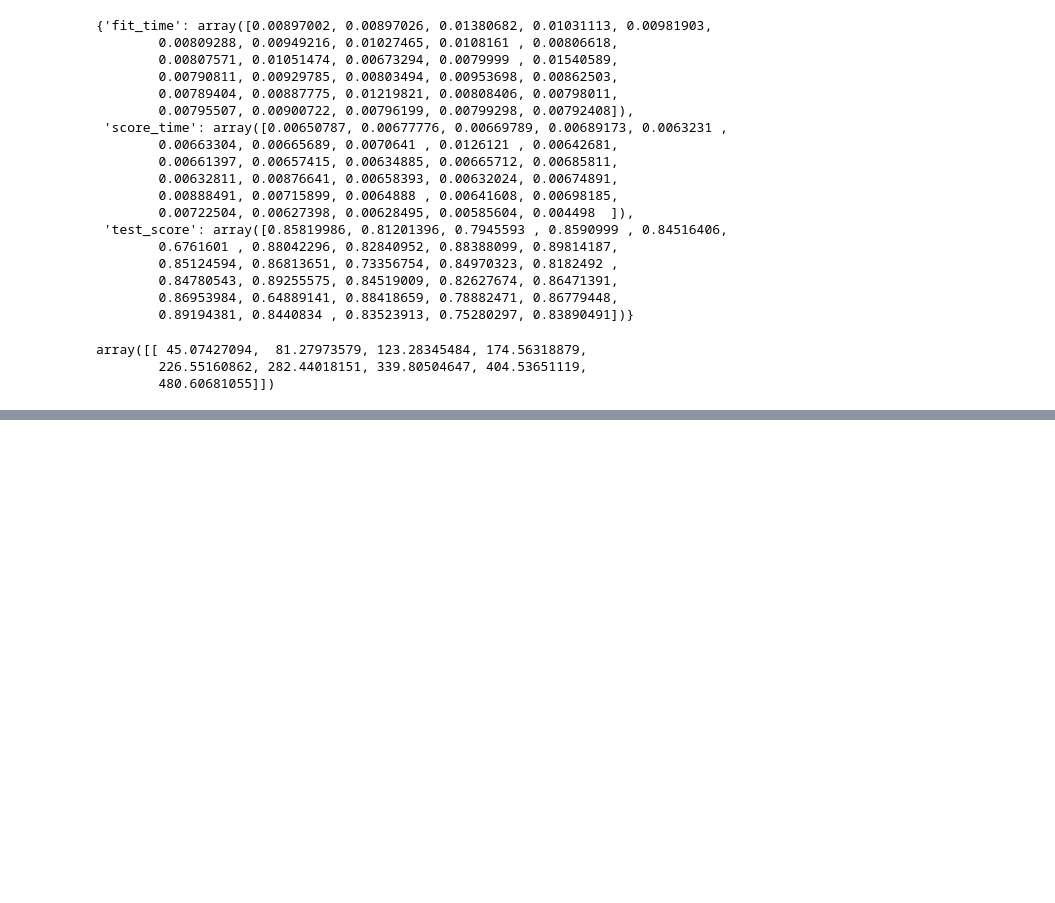
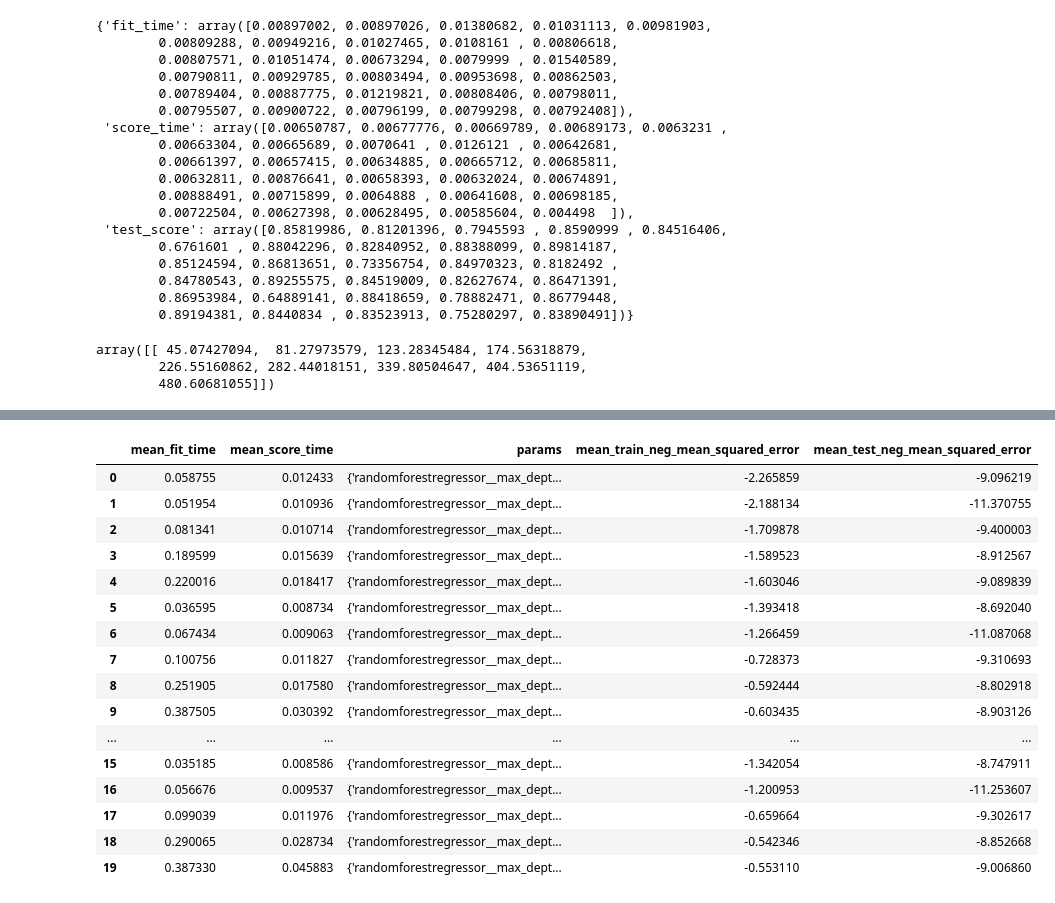
Before and after one commit to AishwaryaGopal12/Validere_assignment, a Jupyter notebook: Untitled.ipynb, the cells around one changed output, grey strips where cells are left out. Saved outputs shown, nothing was run; the diff lists cells and outputs as text; code cells hidden in the pictures; blank space fills up the shorter version.

```diff
--- a/Untitled.ipynb
+++ b/Untitled.ipynb
@@ -365,47 +410,29 @@ def read_data():
 # %%
-def pred_model(data, dist_prof1, dist_prof2):
-    '''
-    Predicting the mass% of different compounds in the liquids given the distillation profile
+X, y = final_data[['5%', '10%', '20%', '30%', '40%', '50%', '60%', '70%', '80%']], final_data[['Density', 'Butanes', 'Heptanes', 'Hexanes', 'Octanes', 'Nonanes']]
 
-    Parameters:
-    -----------------------------
-        data: dataframe, the input data with the features and target variables for training the model
-        dist_prof1: dict, distillation profile for liquid-1
-        dist_prof2: dict, distillation profile for liquid-2
+param_grid_dtree = {"decisiontreeregressor__max_depth": [5, 10, 15, 20]}
+param_grid_rf = {"randomforestregressor__n_estimators" : [5, 10, 20, 50, 60],
+                "randomforestregressor__max_depth" : [5, 10, 15, 17]}
+param_ridge = {}
+param_linear = {}
 
-    Returns:
-    -----------------------------
-        two arrays with the composition by mass of the compounds in the liquid
-    '''
+pipe_rf = make_pipeline(StandardScaler(), RandomForestRegressor(random_state=2))
+pipe_tree = make_pipeline(StandardScaler(), DecisionTreeRegressor())
+pipe_ridge = make_pipeline(StandardScaler(), Ridge())
+pipe_linear = make_pipeline(StandardScaler(), LinearRegression())
 
-    X, y = data[['5%', '10%', '20%', '30%', '40%', '50%', '60%', '70%', '80%']], data[['Density', 'Butanes', 'Heptanes', 'Hexanes', 'Octanes', 'Nonanes', 'Decanes']]
+regressors = {
+    "linear": [pipe_linear, param_linear],
+    "ridge": [pipe_ridge, param_ridge],
+    "random_forest": [pipe_rf, param_grid_rf],
+    "DTree": [pipe_tree, param_grid_dtree]
+}
 
-    param_grid_dtree = {"decisiontreeregressor__max_depth": [5, 10, 15, 20]}
-    param_grid_rf = {"randomforestregressor__n_estimators" : [5, 10, 20, 50, 60],
-                "randomforestregressor__max_depth" : [5, 10, 15, 17]}
-    param_ridge = {}
-
-    pipe_rf = make_pipeline(RandomForestRegressor(random_state=2))
-    pipe_tree = make_pipeline(DecisionTreeRegressor())
-    pipe_ridge = make_pipeline(Ridge())
-
-    regressors = {
-        "ridge": [pipe_ridge, param_ridge],
-        "random_forest": [pipe_rf, param_grid_rf],
-        "DTree": [pipe_tree, param_grid_dtree]
-    }
-
-    for name, model in regressors.items():
-        grid_search = GridSearchCV(model[0], model[1], cv=10, n_jobs=-1, return_train_score=True, refit = 'neg_mean_squared_error', scoring = ['neg_mean_squared_error'])
-        grid_search.fit(X, y)
-        print(f"Best score from {name} grid search: %.3f" % grid_search.best_score_)
-        print(f"Best set of params from {name}", grid_search.best_params_)
-        metrics = pd.DataFrame(grid_search.cv_results_)
-        display(metrics[['mean_fit_time', 'mean_score_time', 'params', 'mean_train_neg_mean_squared_error', 'mean_test_neg_mean_squared_error']])
-
-    final_model = Ridge()
-    final_model.fit(X, y)
-    liquid_1 = final_model.predict([[56.6, 101.0, 144.5, 188.0, 240.6, 298.8, 356.2, 422.4, 512.4]])
-    liquid_2 = final_model.predict([[42.2, 83.6, 115.5, 160.1, 202.7, 257.6, 313.7, 378.5, 453.2]])
-
-    return liquid_1, liquid_2
+for name, model in regressors.items():
+    grid_search = GridSearchCV(model[0], model[1], cv=5, n_jobs=-1, return_train_score=True, refit = 'neg_mean_squared_error', scoring = ['neg_mean_squared_error'])
+    grid_search.fit(X, y)
+    print(f"Best score from {name} grid search: %.3f" % grid_search.best_score_)
+    print(f"Best set of params from {name}", grid_search.best_params_)
+    metrics = pd.DataFrame(grid_search.cv_results_)
+    display(metrics[['mean_fit_time', 'mean_score_time', 'params', 'mean_train_neg_mean_squared_error', 'mean_test_neg_mean_squared_error']])
+# %% [output]
@@ -411,0 +449,17 @@ def pred_model(data, dist_prof1, dist_prof2):
+|  | mean_fit_time | mean_score_time | params | mean_train_neg_mean_squared_error | mean_test_neg_mean_squared_error |
+| 0 | 0.058755 | 0.012433 | {'randomforestregressor__max_dept... | -2.265859 | -9.096219 |
+| 1 | 0.051954 | 0.010936 | {'randomforestregressor__max_dept... | -2.188134 | -11.370755 |
+| 2 | 0.081341 | 0.010714 | {'randomforestregressor__max_dept... | -1.709878 | -9.400003 |
+| 3 | 0.189599 | 0.015639 | {'randomforestregressor__max_dept... | -1.589523 | -8.912567 |
+| 4 | 0.220016 | 0.018417 | {'randomforestregressor__max_dept... | -1.603046 | -9.089839 |
+| 5 | 0.036595 | 0.008734 | {'randomforestregressor__max_dept... | -1.393418 | -8.692040 |
+| 6 | 0.067434 | 0.009063 | {'randomforestregressor__max_dept... | -1.266459 | -11.087068 |
+| 7 | 0.100756 | 0.011827 | {'randomforestregressor__max_dept... | -0.728373 | -9.310693 |
+| 8 | 0.251905 | 0.017580 | {'randomforestregressor__max_dept... | -0.592444 | -8.802918 |
+| 9 | 0.387505 | 0.030392 | {'randomforestregressor__max_dept... | -0.603435 | -8.903126 |
+| ... | ... | ... | ... | ... | ... |
+| 15 | 0.035185 | 0.008586 | {'randomforestregressor__max_dept... | -1.342054 | -8.747911 |
+| 16 | 0.056676 | 0.009537 | {'randomforestregressor__max_dept... | -1.200953 | -11.253607 |
+| 17 | 0.099039 | 0.011976 | {'randomforestregressor__max_dept... | -0.659664 | -9.302617 |
+| 18 | 0.290065 | 0.028734 | {'randomforestregressor__max_dept... | -0.542346 | -8.852668 |
+| 19 | 0.387330 | 0.045883 | {'randomforestregressor__max_dept... | -0.553110 | -9.006860 |
```
Also changed, not shown: parts of 37 cells of this notebook.
